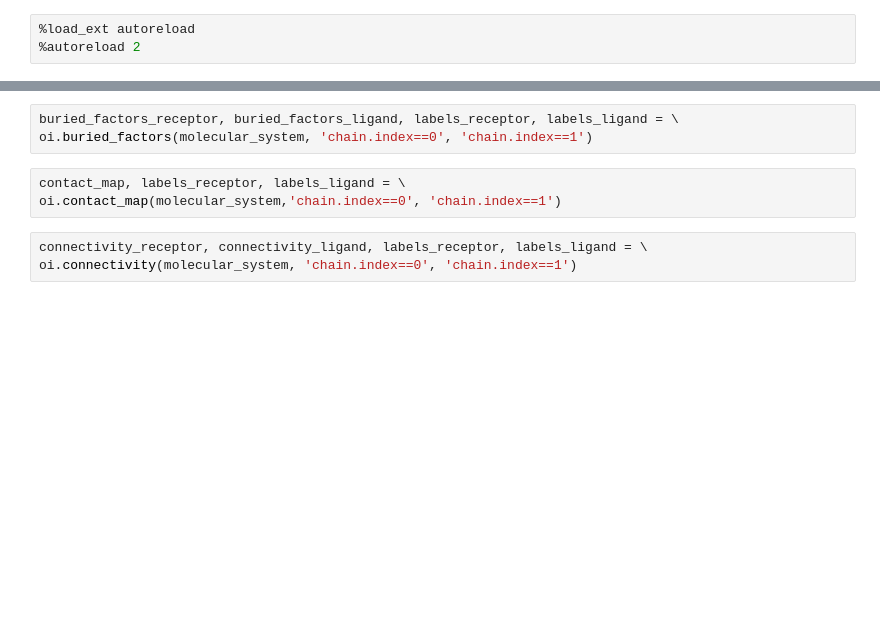
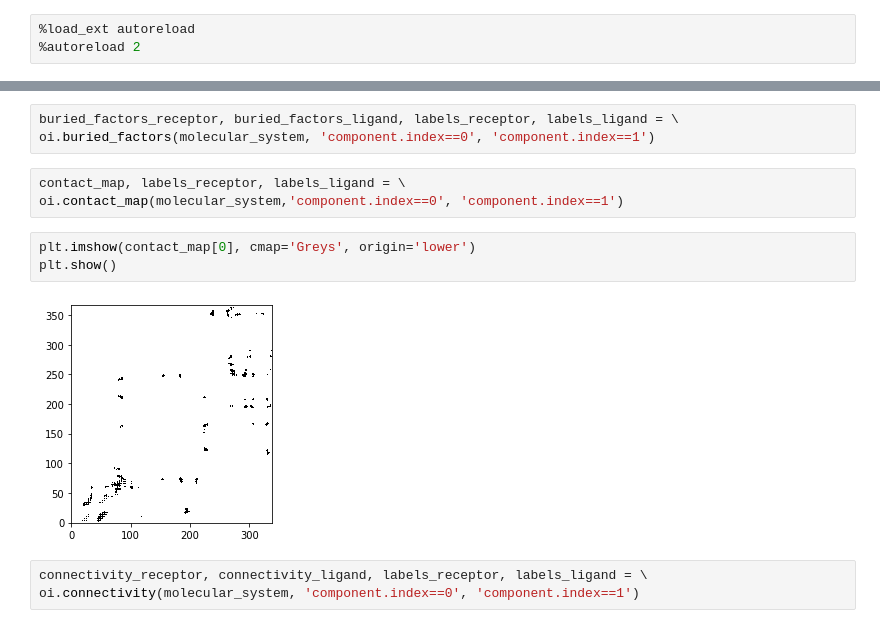
Before and after one commit to uibcdf/OpenInterface, a Jupyter notebook: sandbox/Sandbox.ipynb, the cells around one changed output, grey strips where cells are left out. Saved outputs shown, nothing was run; the diff lists cells and outputs as text; blank space fills up the shorter version.

```diff
--- a/sandbox/Sandbox.ipynb
+++ b/sandbox/Sandbox.ipynb
@@ -19,12 +15,17 @@ msm.info(molecular_system)
 # %%
 buried_factors_receptor, buried_factors_ligand, labels_receptor, labels_ligand = \
-oi.buried_factors(molecular_system, 'chain.index==0', 'chain.index==1')
+oi.buried_factors(molecular_system, 'component.index==0', 'component.index==1')
 # %%
 contact_map, labels_receptor, labels_ligand = \
-oi.contact_map(molecular_system,'chain.index==0', 'chain.index==1')
+oi.contact_map(molecular_system,'component.index==0', 'component.index==1')
+# %%
+plt.imshow(contact_map[0], cmap='Greys', origin='lower')
+plt.show()
+# %% [output]
+[figure, added]
 # %%
 connectivity_receptor, connectivity_ligand, labels_receptor, labels_ligand = \
-oi.connectivity(molecular_system, 'chain.index==0', 'chain.index==1')
+oi.connectivity(molecular_system, 'component.index==0', 'component.index==1')
 # %%
 for ii,jj,kk in zip(labels_ligand, connectivity_ligand[0], buried_factors_ligand[0]):
     print(ii,jj,kk)
```
Also changed, not shown: parts of 8 cells of this notebook, 1 other file.
